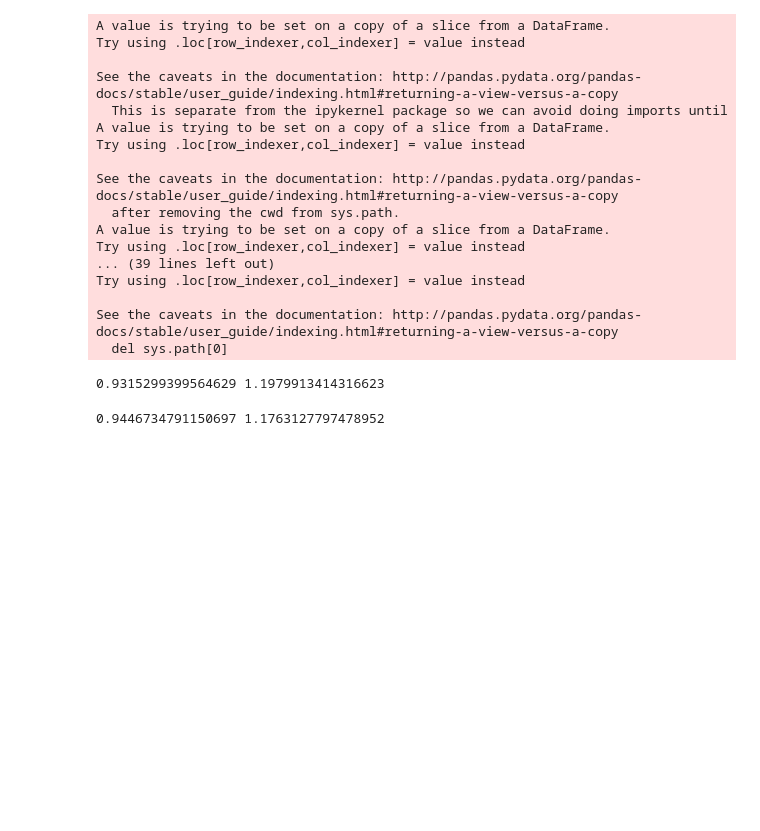
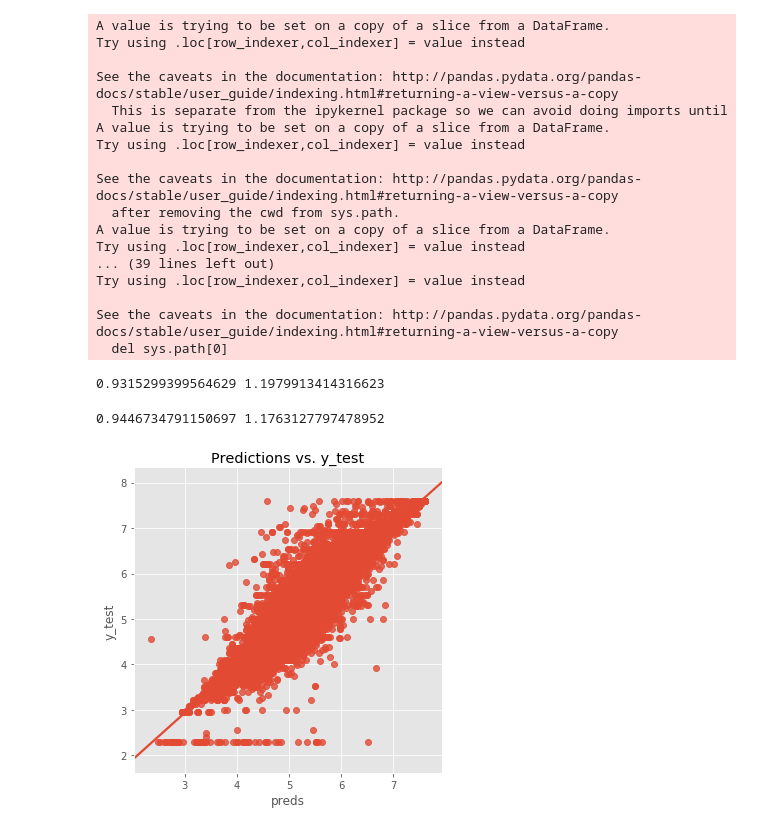
Before and after one commit to sherryduong93/Predict_AirBnB_Listings, a Jupyter notebook: Model_Tracking.ipynb, the cells around one changed output. Saved outputs shown, nothing was run; the diff lists cells and outputs as text; code cells hidden in the pictures; blank space fills up the shorter version.

```diff
--- a/Model_Tracking.ipynb
+++ b/Model_Tracking.ipynb
@@ -1227,3 +1233,12 @@ rmse = np.sqrt(mean_squared_error(preds, y_test))
 print(r2,np.exp(rmse))
 # %% [output]
 0.9446734791150697 1.1763127797478952
+# %%
+results = pd.DataFrame([preds,y_test], index=['preds','y_test'])
+results = results.T
+# %%
+sns.lmplot(data=results, x="preds",y="y_test")
+plt.title('Predictions vs. y_test')
+plt.savefig('Graphs/preds_vs_ytest.png', dpi=300)
+# %% [output]
+[figure, added]
```
Also changed, not shown: parts of 4 cells of this notebook.
